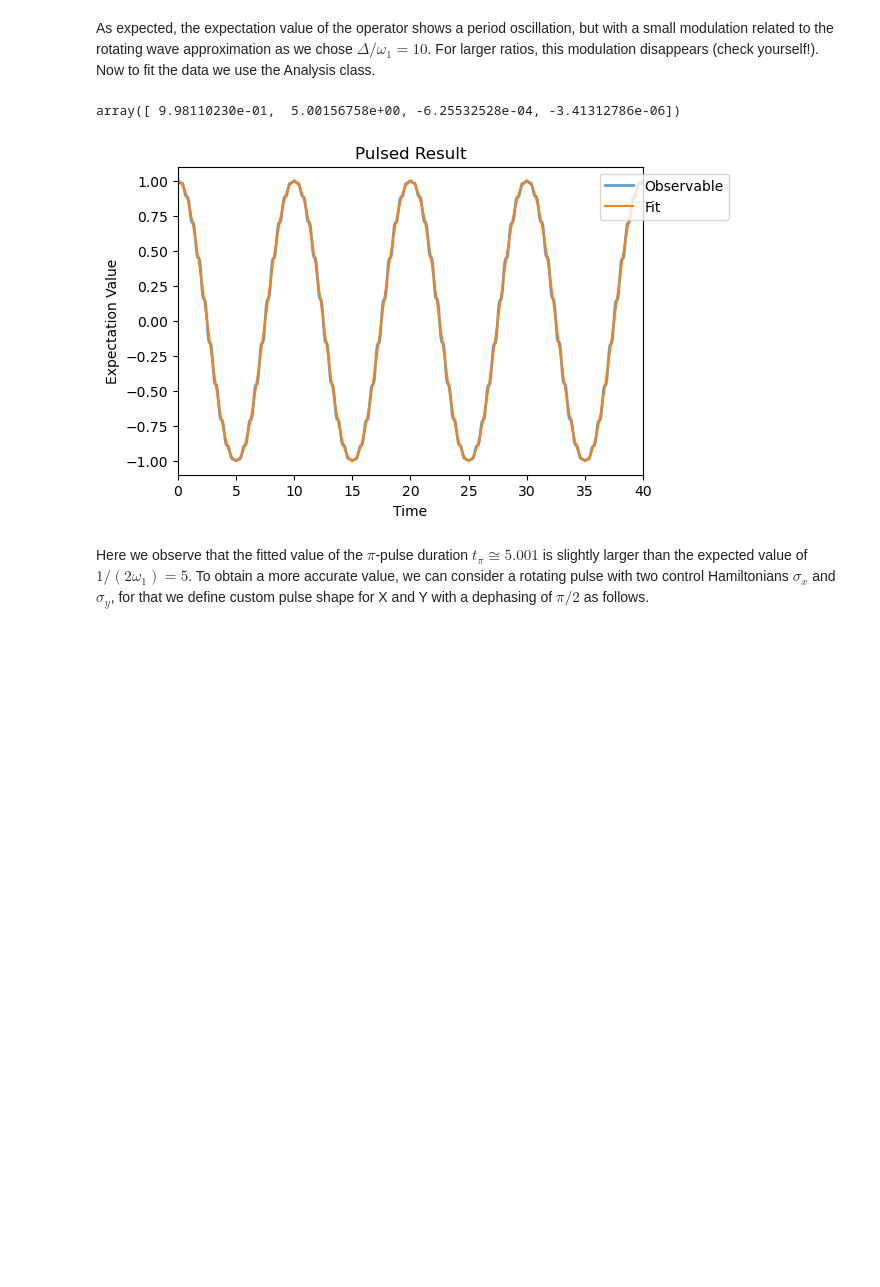
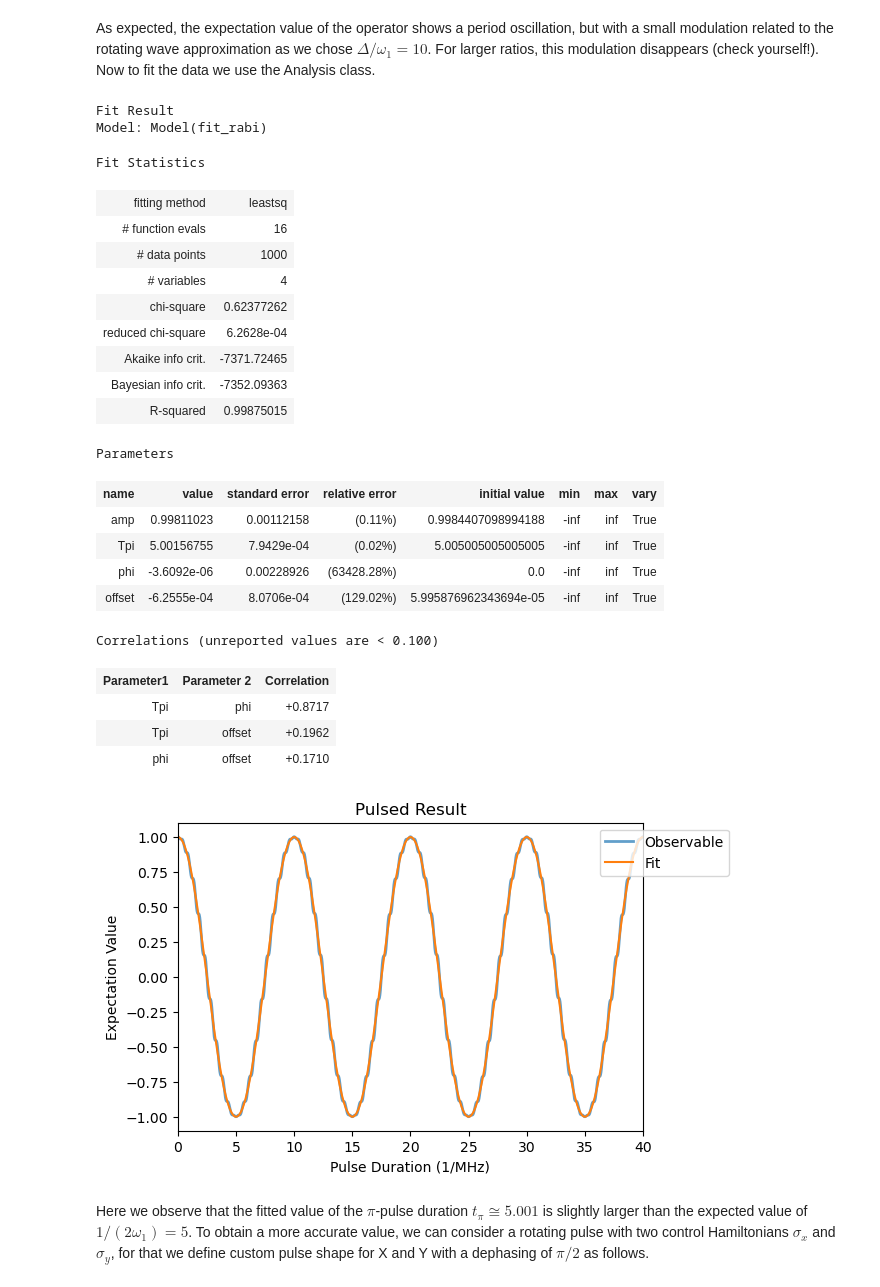
Before and after one commit to QISS-HZB/QuaCCAToo, a Jupyter notebook: docs/example_notebooks/Ex01_spin_half_Rabi_Hahn.ipynb, the cells around one changed output. Drawn from its saved outputs; the diff is of its cells as text; code cells hidden in the pictures; blank space fills up the shorter version.

```diff
--- a/docs/example_notebooks/Ex01_spin_half_Rabi_Hahn.ipynb
+++ b/docs/example_notebooks/Ex01_spin_half_Rabi_Hahn.ipynb
@@ -81,20 +81,41 @@ As expected, the expectation value of the operator shows a period oscillation, b
 # %%
 # create the Analysis object for the Rabi experiment
 rabi_analysis = Analysis(rabi_exp)
 
 # fit the Rabi oscillations with the run_fit method
 rabi_analysis.run_fit(
-    fit_function = fit_rabi, # here we use the predefined fit_rabi function
-    guess = [1, 1/2/w1, 0, 0], # we can provide an initial guess for the fit parameters, check the Analysis module for the order of the parameters
+    model = RabiModel(), # here we use the RabiModel as a target for fitting
     )
 # plot the results of the fit
 rabi_analysis.plot_fit()
 
 # check the fit results
 rabi_analysis.fit
 # %% [output]
-array([ 9.98110230e-01,  5.00156758e+00, -6.25532528e-04, -3.41312786e-06])
+Fit Result
+Model: Model(fit_rabi)
+Fit Statistics
+| fitting method | leastsq |
+| # function evals | 16 |
+| # data points | 1000 |
+| # variables | 4 |
+| chi-square | 0.62377262 |
+| reduced chi-square | 6.2628e-04 |
+| Akaike info crit. | -7371.72465 |
+| Bayesian info crit. | -7352.09363 |
+| R-squared | 0.99875015 |
+Parameters
+| name | value | standard error | relative error | initial value | min | max | vary |
+| amp | 0.99811023 | 0.00112158 | (0.11%) | 0.9984407098994188 | -inf | inf | True |
+| Tpi | 5.00156755 | 7.9429e-04 | (0.02%) | 5.005005005005005 | -inf | inf | True |
+| phi | -3.6092e-06 | 0.00228926 | (63428.28%) | 0.0 | -inf | inf | True |
+| offset | -6.2555e-04 | 8.0706e-04 | (129.02%) | 5.995876962343694e-05 | -inf | inf | True |
+Correlations (unreported values are < 0.100)
+| Parameter1 | Parameter 2 | Correlation |
+| Tpi | phi | +0.8717 |
+| Tpi | offset | +0.1962 |
+| phi | offset | +0.1710 |
-[figure, old version]
+[figure, new version]
 # %% [markdown]
 Here we observe that the fitted value of the $\pi$-pulse duration $t_\pi \cong 5.001$ is slightly larger than the expected value of $1/(2 \omega_1) = 5$. To obtain a more accurate value, we can consider a rotating pulse with two control Hamiltonians $\sigma_x$ and $\sigma_y$, for that we define custom pulse shape for X and Y with a dephasing of $\pi/2$ as follows.
 # %%
```
Also changed, not shown: parts of 2 cells of this notebook, 7 other files.
